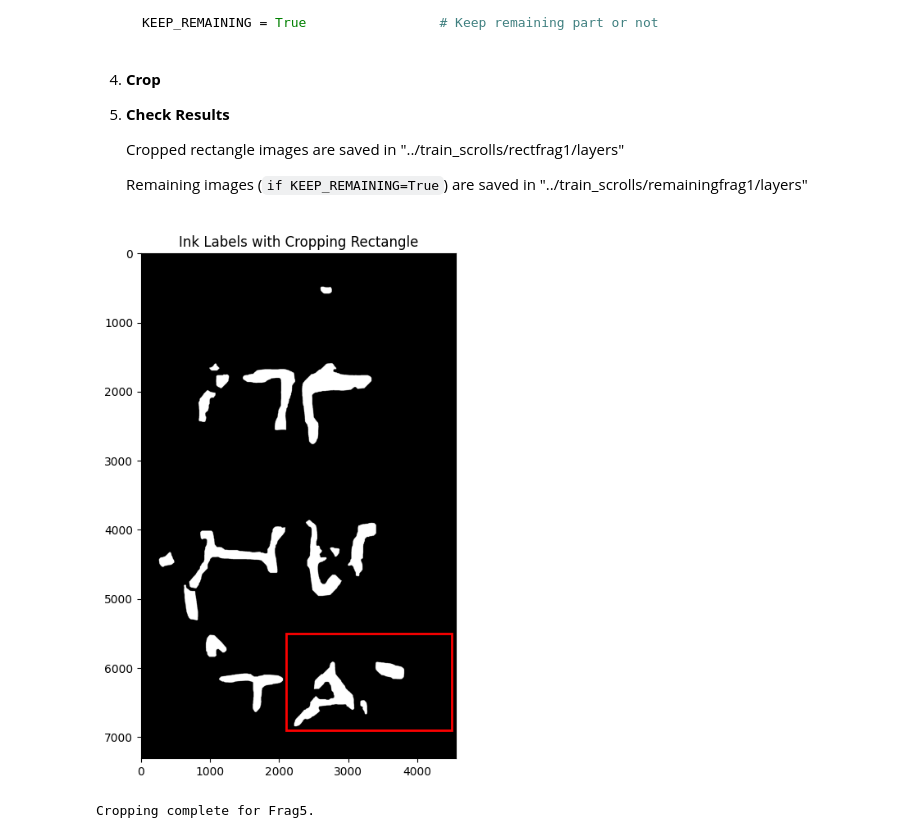
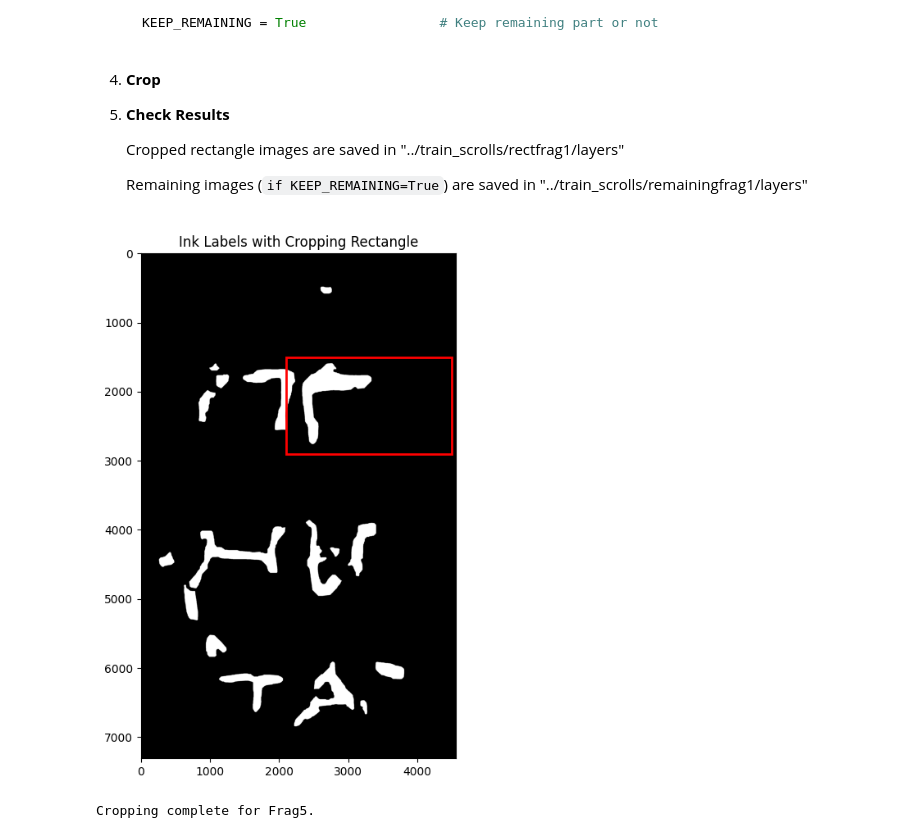
Before and after one commit to dionvou/vesuvius_ink_detection, a Jupyter notebook: notebooks/helper_notebook.ipynb, the cells around one changed output. Saved outputs shown, nothing was run; the diff lists cells and outputs as text; code cells hidden in the pictures.

```diff
--- a/notebooks/helper_notebook.ipynb
+++ b/notebooks/helper_notebook.ipynb
@@ -50,31 +50,31 @@ This tool helps you **crop a 3D volume along with its associated ink labels**.
 # %%
 import os
 import matplotlib.pyplot as plt
 import matplotlib.patches as patches
 from PIL import Image
 
 # ==== CONFIGURABLE PART ====
 FRAG_PATH = '../train_scrolls/Frag5'  # Path to fragment/Segment directory
-RECT = (2100, 5500, 2400, 1400)        # (x, y, width, height)
+RECT = (2100, 1500, 2400, 1400)        # (x, y, width, height)
 
 # =================================
 inklabel_path = None
 for fname in os.listdir(FRAG_PATH):
     if 'inklabels' in fname.lower() and fname.lower().endswith(('.png', '.jpg', '.jpeg')):
         inklabel_path = os.path.join(FRAG_PATH, fname)
         break
 img = Image.open(inklabel_path)
 
 # Plot the inklabels with rectangle
 fig, ax = plt.subplots(1, figsize=(12, 8))
 ax.imshow(img, cmap='gray')
 x, y, w, h = RECT
 rect_patch = patches.Rectangle((x, y), w, h, linewidth=2, edgecolor='red', facecolor='none')
 ax.add_patch(rect_patch)
 ax.set_title("Ink Labels with Cropping Rectangle")
 plt.show()
 # %% [output]
-[figure, old version]
+[figure, new version]
 # %%
 from tqdm import tqdm
 import numpy as np
```
Also changed, not shown: parts of 1 cell of this notebook, 20 other files.
